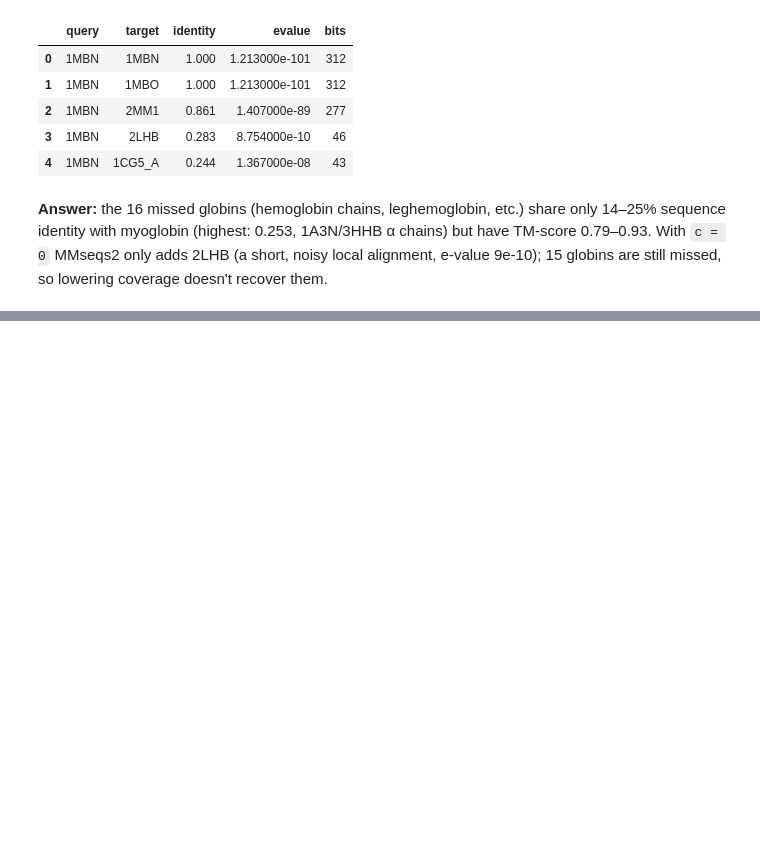
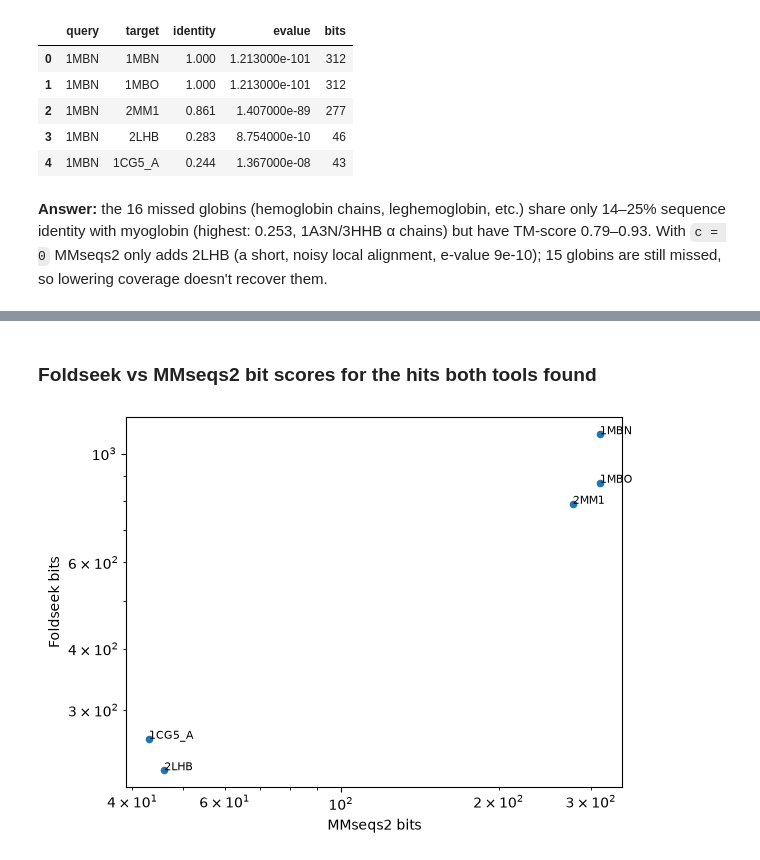
Before and after one commit to pawlowiczf/Machine-Learning-in-Bioinformatics, a Jupyter notebook: labs/lab02/lab_2.ipynb, the cells around one changed output, grey strips where cells are left out. Saved outputs shown, nothing was run; the diff lists cells and outputs as text; code cells hidden in the pictures; blank space fills up the shorter version.

```diff
--- a/labs/lab02/lab_2.ipynb
+++ b/labs/lab02/lab_2.ipynb
@@ -160,0 +178,11 @@ Highest identity among missed: 0.253
+# %% [markdown]
+### Foldseek vs MMseqs2 bit scores for the hits both tools found
+# %%
+both = foldseek_search.merge(mmseqs_hits(0), on=["query", "target"], suffixes=("_fs", "_mm"))
+ax = both.plot(x="bits_mm", y="bits_fs", kind="scatter", logx=True, logy=True)
+for _, r in both.iterrows():
+    ax.annotate(r.target, (r.bits_mm, r.bits_fs), fontsize=8)
+ax.set_xlabel("MMseqs2 bits")
+ax.set_ylabel("Foldseek bits");
+# %% [output]
+[figure, added]
```
Also changed, not shown: parts of 2 cells of this notebook.
